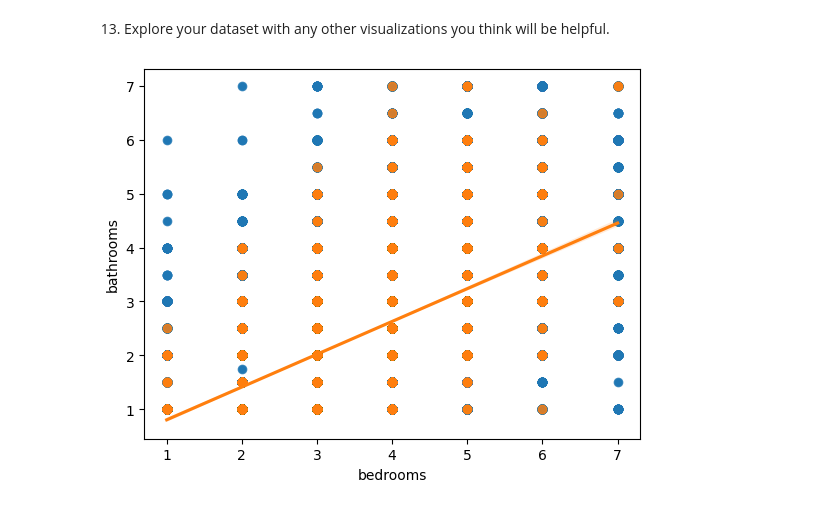
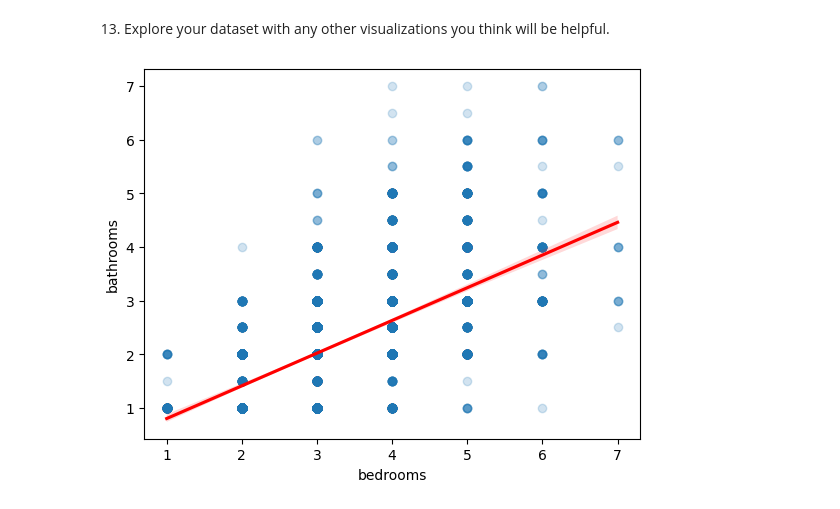
Before and after one commit to wilson-velasco/regression-exercises, a Jupyter notebook: exploration.ipynb, the cells around one changed output. Drawn from its saved outputs; the diff is of its cells as text; code cells hidden in the pictures.

```diff
--- a/exploration.ipynb
+++ b/exploration.ipynb
@@ -218,8 +218,10 @@ Really, the only other features that have somewhat strong correlation is:
 # %% [markdown]
 13) Explore your dataset with any other visualizations you think will be helpful.
 # %%
-sns.regplot(data=train.sample(10_000), x='bedrooms', y='bathrooms')
-#plt.regplot(train.bedrooms, train.bathrooms, color='r')
+#Double-checking correlation between bathrooms and bedrooms.
+
+sns.regplot(data=train.sample(10_000), x='bedrooms', ci=99.999, y='bathrooms', line_kws={'color':'r'},
+           scatter_kws={'alpha': 0.2})
 plt.show()
 # %% [output]
-[figure, old version]
+[figure, new version]
```
Also changed, not shown: 2 other files.
